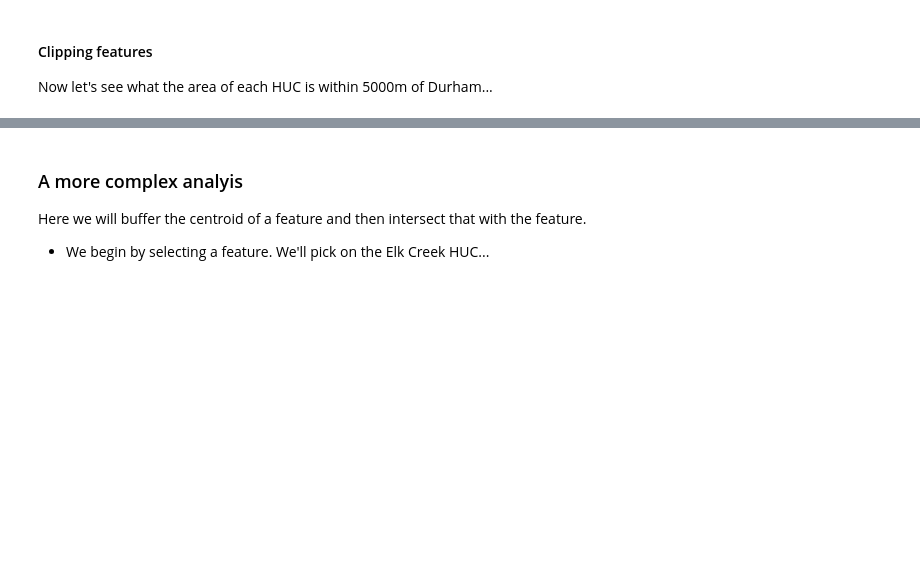
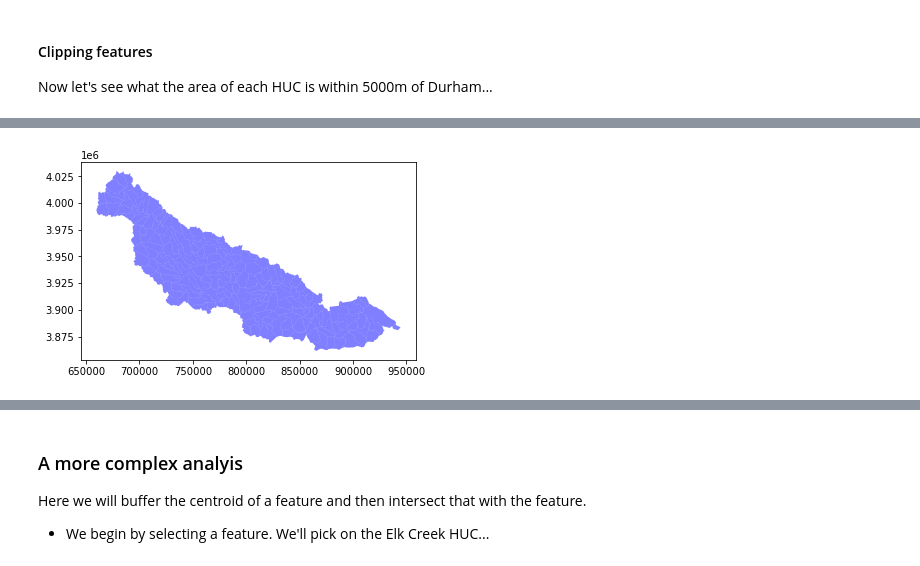
Before and after one commit to ENV859/SpatialDataFrames, a Jupyter notebook: 03-Spatial-analysis-with-GeoDataframes.ipynb, the cells around one changed output, grey strips where cells are left out. Saved outputs shown, nothing was run; the diff lists cells and outputs as text; code cells hidden in the pictures; blank space fills up the shorter version.

```diff
--- a/03-Spatial-analysis-with-GeoDataframes.ipynb
+++ b/03-Spatial-analysis-with-GeoDataframes.ipynb
@@ -249,2 +434,6 @@ gdf_Durham.crs = gdfNeuse.crs
+# %%
+gdfNeuse.plot(color='blue',alpha=0.5);
+# %% [output]
+[figure, added]
 # %%
 #Plot both dataframes
```
Also changed, not shown: parts of 51 cells of this notebook.
